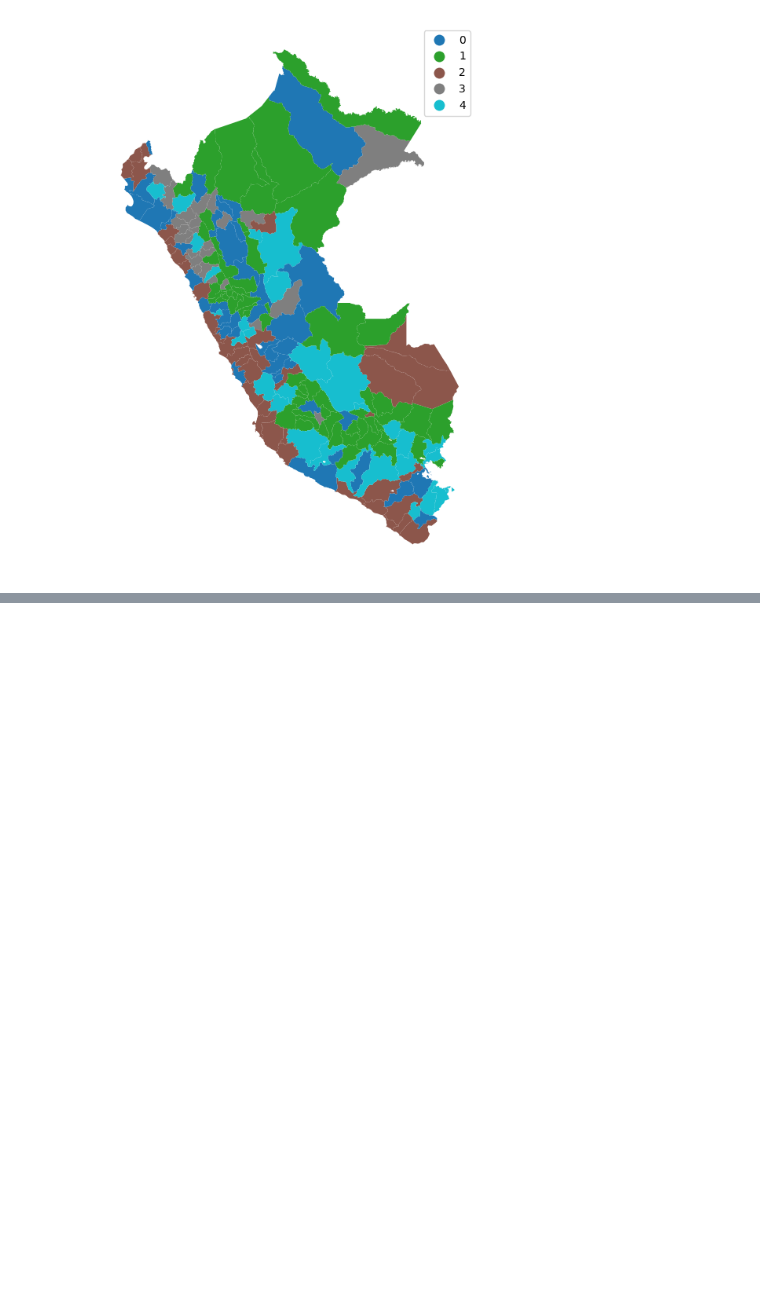
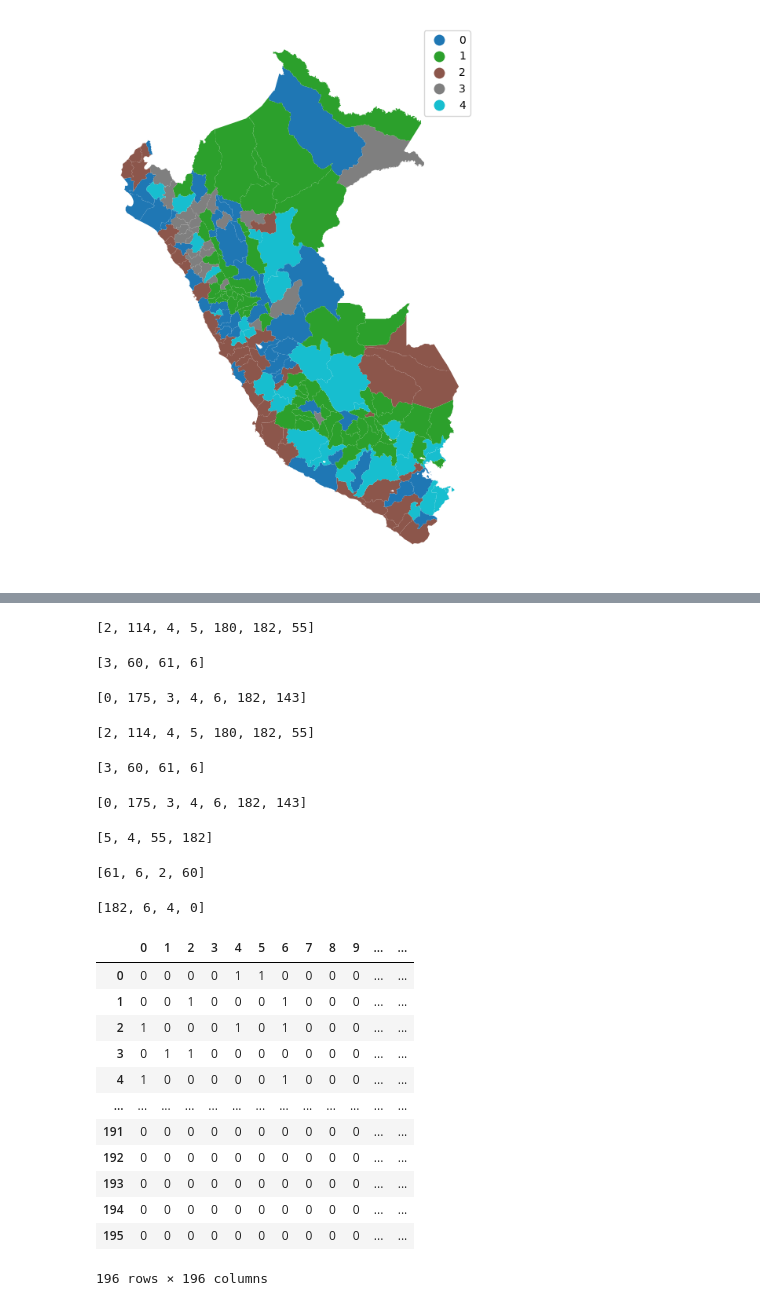
Before and after one commit to isabellasilvalazo/ProvinciasPERU, a Jupyter notebook: Provincias.ipynb, the cells around one changed output, grey strips where cells are left out. Cells and saved outputs as stored; diff of their text form; code cells hidden in the pictures; blank space fills up the shorter version.

```diff
--- a/Provincias.ipynb
+++ b/Provincias.ipynb
@@ -747,0 +763,56 @@ plt.show()
+# %%
+#primer metodo
+w_rook.neighbors[0]
+# %% [output]
+[2, 114, 4, 5, 180, 182, 55]
+# %%
+w_rook.neighbors[1]
+# %% [output]
+[3, 60, 61, 6]
+# %%
+w_rook.neighbors[2]
+# %% [output]
+[0, 175, 3, 4, 6, 182, 143]
+# %%
+#segundo metodo
+w_queen.neighbors[0]
+# %% [output]
+[2, 114, 4, 5, 180, 182, 55]
+# %%
+w_queen.neighbors[1]
+# %% [output]
+[3, 60, 61, 6]
+# %%
+w_queen.neighbors[2]
+# %% [output]
+[0, 175, 3, 4, 6, 182, 143]
+# %%
+#tercer metodo
+w_knn.neighbors[0]
+# %% [output]
+[5, 4, 55, 182]
+# %%
+w_knn.neighbors[1]
+# %% [output]
+[61, 6, 2, 60]
+# %%
+w_knn.neighbors[2]
+# %% [output]
+[182, 6, 4, 0]
+# %%
+#Matriz del neighboorhood
+pd.DataFrame(*w_knn.full()).astype(int)
+# %% [output]
+|  | 0 | 1 | 2 | 3 | 4 | 5 | 6 | 7 | 8 | 9 | ... | ... |
+| 0 | 0 | 0 | 0 | 0 | 1 | 1 | 0 | 0 | 0 | 0 | ... | ... |
+| 1 | 0 | 0 | 1 | 0 | 0 | 0 | 1 | 0 | 0 | 0 | ... | ... |
+| 2 | 1 | 0 | 0 | 0 | 1 | 0 | 1 | 0 | 0 | 0 | ... | ... |
+| 3 | 0 | 1 | 1 | 0 | 0 | 0 | 0 | 0 | 0 | 0 | ... | ... |
+| 4 | 1 | 0 | 0 | 0 | 0 | 0 | 1 | 0 | 0 | 0 | ... | ... |
+| ... | ... | ... | ... | ... | ... | ... | ... | ... | ... | ... | ... | ... |
+| 191 | 0 | 0 | 0 | 0 | 0 | 0 | 0 | 0 | 0 | 0 | ... | ... |
+| 192 | 0 | 0 | 0 | 0 | 0 | 0 | 0 | 0 | 0 | 0 | ... | ... |
+| 193 | 0 | 0 | 0 | 0 | 0 | 0 | 0 | 0 | 0 | 0 | ... | ... |
+| 194 | 0 | 0 | 0 | 0 | 0 | 0 | 0 | 0 | 0 | 0 | ... | ... |
+| 195 | 0 | 0 | 0 | 0 | 0 | 0 | 0 | 0 | 0 | 0 | ... | ... |
+196 rows × 196 columns
```
Also changed, not shown: parts of 13 cells of this notebook.
